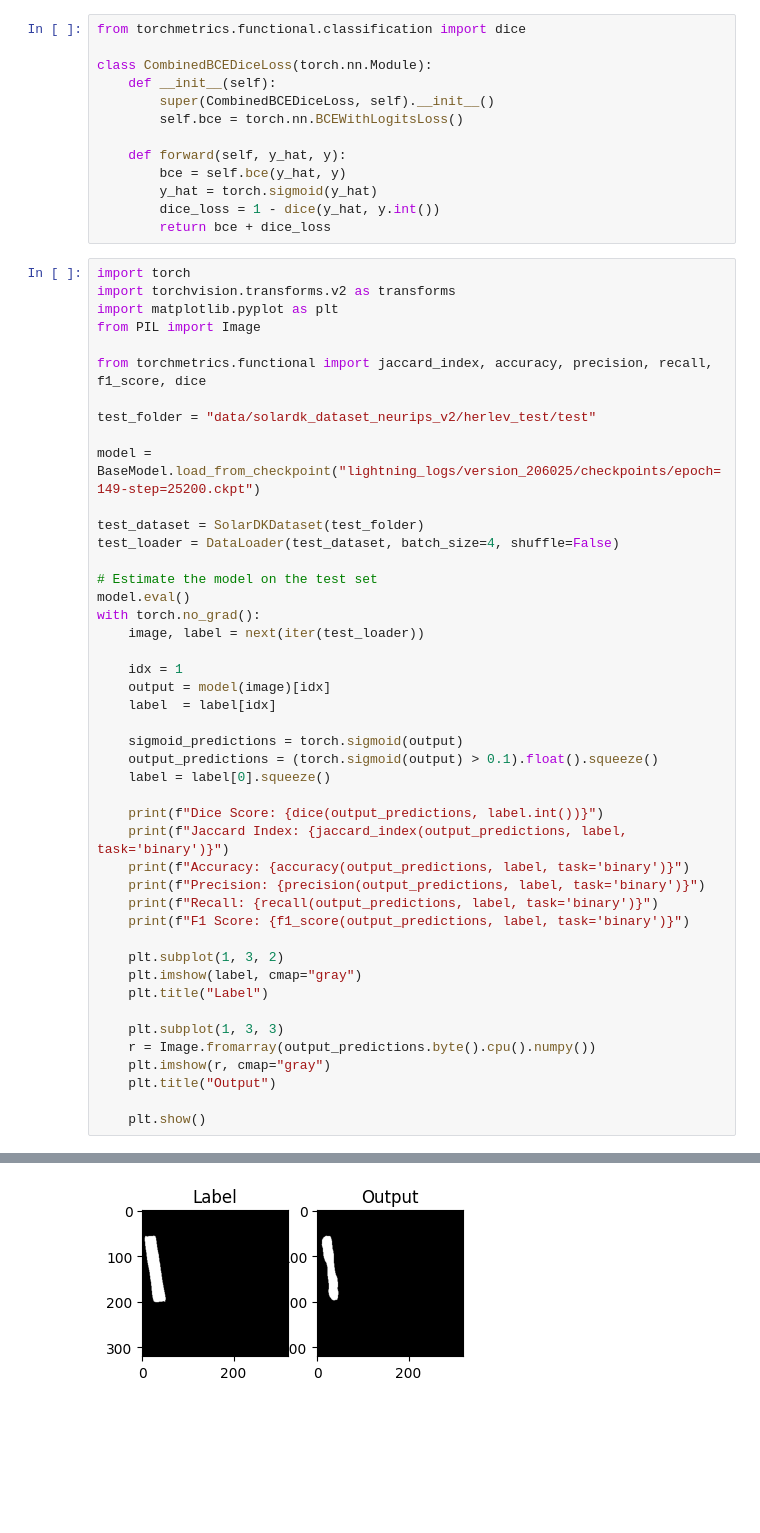
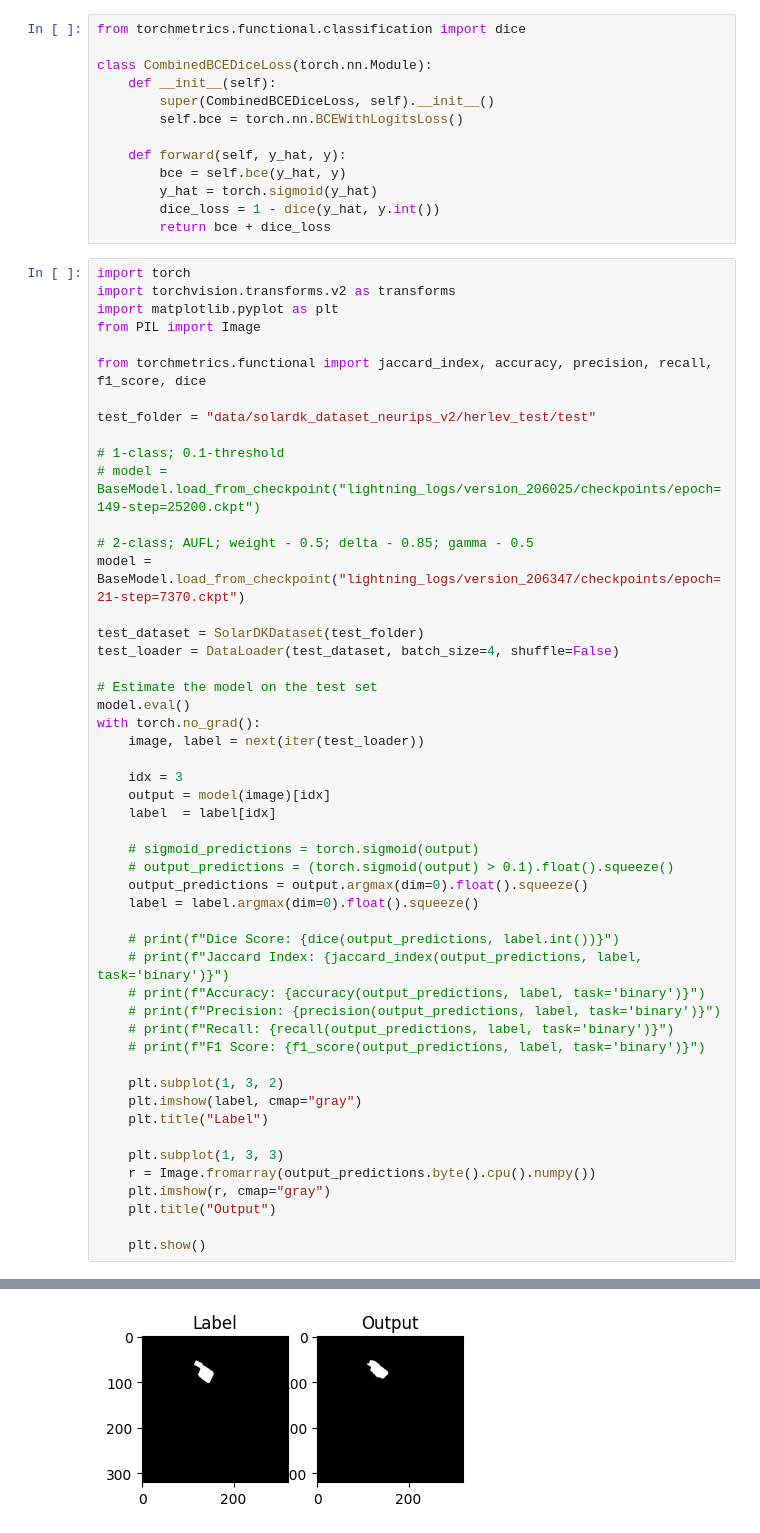
Before and after one commit to Tiburso/EnerVision, a Jupyter notebook: dataloaders.ipynb, the cells around one changed output, grey strips where cells are left out. Saved outputs shown, nothing was run; the diff lists cells and outputs as text; blank space fills up the shorter version.

```diff
--- a/dataloaders.ipynb
+++ b/dataloaders.ipynb
@@ -116,7 +116,11 @@ from torchmetrics.functional import jaccard_index, accuracy, precision, recall,
 
 test_folder = "data/solardk_dataset_neurips_v2/herlev_test/test"
 
-model = BaseModel.load_from_checkpoint("lightning_logs/version_206025/checkpoints/epoch=149-step=25200.ckpt")
+# 1-class; 0.1-threshold
+# model = BaseModel.load_from_checkpoint("lightning_logs/version_206025/checkpoints/epoch=149-step=25200.ckpt")
+
+# 2-class; AUFL; weight - 0.5; delta - 0.85; gamma - 0.5
+model = BaseModel.load_from_checkpoint("lightning_logs/version_206347/checkpoints/epoch=21-step=7370.ckpt")
 
 test_dataset = SolarDKDataset(test_folder)
 test_loader = DataLoader(test_dataset, batch_size=4, shuffle=False)
@@ -126,20 +130,21 @@ model.eval()
 with torch.no_grad():
     image, label = next(iter(test_loader))
 
-    idx = 1
+    idx = 3
     output = model(image)[idx]
     label  = label[idx]
 
-    sigmoid_predictions = torch.sigmoid(output)
-    output_predictions = (torch.sigmoid(output) > 0.1).float().squeeze()
-    label = label[0].squeeze()
+    # sigmoid_predictions = torch.sigmoid(output)
+    # output_predictions = (torch.sigmoid(output) > 0.1).float().squeeze()
+    output_predictions = output.argmax(dim=0).float().squeeze()
+    label = label.argmax(dim=0).float().squeeze()
 
-    print(f"Dice Score: {dice(output_predictions, label.int())}")
-    print(f"Jaccard Index: {jaccard_index(output_predictions, label, task='binary')}")
-    print(f"Accuracy: {accuracy(output_predictions, label, task='binary')}")
-    print(f"Precision: {precision(output_predictions, label, task='binary')}")
-    print(f"Recall: {recall(output_predictions, label, task='binary')}")
-    print(f"F1 Score: {f1_score(output_predictions, label, task='binary')}")
+    # print(f"Dice Score: {dice(output_predictions, label.int())}")
+    # print(f"Jaccard Index: {jaccard_index(output_predictions, label, task='binary')}")
+    # print(f"Accuracy: {accuracy(output_predictions, label, task='binary')}")
+    # print(f"Precision: {precision(output_predictions, label, task='binary')}")
+    # print(f"Recall: {recall(output_predictions, label, task='binary')}")
+    # print(f"F1 Score: {f1_score(output_predictions, label, task='binary')}")
 
     plt.subplot(1, 3, 2)
     plt.imshow(label, cmap="gray")
@@ -161 +162 @@ F1 Score: 0.8309534788131714
-[figure, old version]
+[figure, new version]
```
Also changed, not shown: parts of 3 cells of this notebook, 3 other files.
